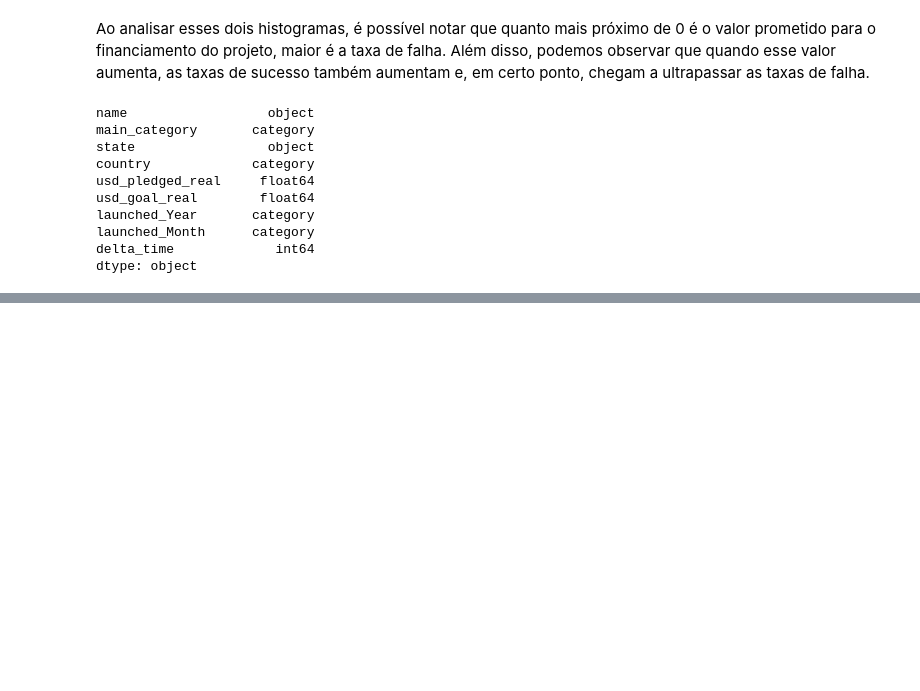
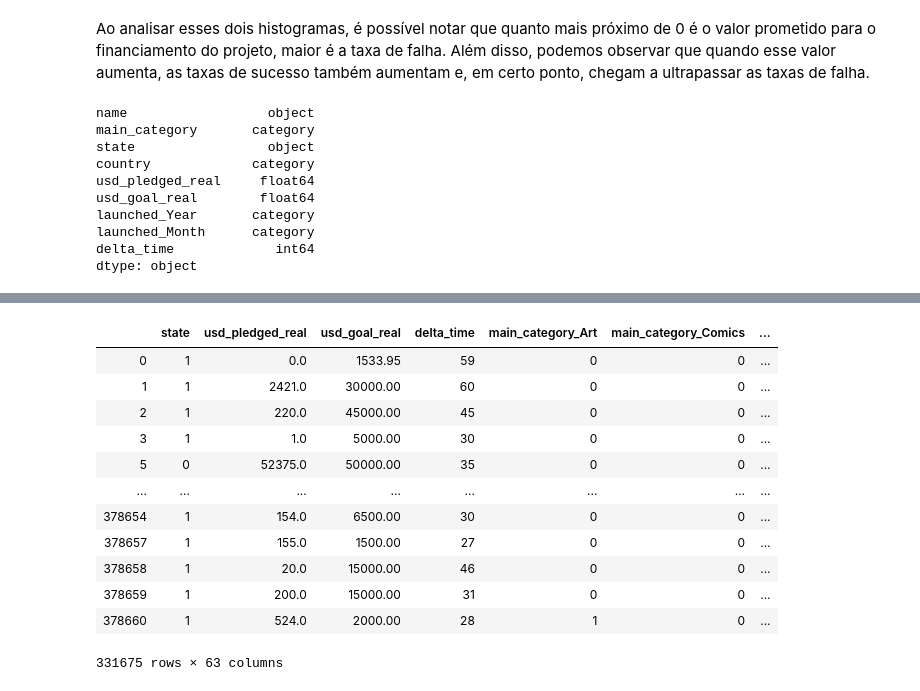
Before and after one commit to jotapsmo/Projeto-2---CDados, a Jupyter notebook: projeto 2.ipynb, the cells around one changed output, grey strips where cells are left out. Drawn from its saved outputs; the diff is of its cells as text; code cells hidden in the pictures; blank space fills up the shorter version.

Commit message:
crando dummy variables

```diff
--- a/projeto 2.ipynb
+++ b/projeto 2.ipynb
@@ -423,0 +442,19 @@ dtype: object
+# %%
+for col in dataset.dtypes[dataset.dtypes == "category"].index:
+    for_dummy = dataset.pop(col)
+    dataset = pd.concat([dataset,pd.get_dummies(for_dummy,prefix=col)],axis=1)
+dataset
+# %% [output]
+|  | state | usd_pledged_real | usd_goal_real | delta_time | main_category_Art | main_category_Comics | ... |
+| 0 | 1 | 0.0 | 1533.95 | 59 | 0 | 0 | ... |
+| 1 | 1 | 2421.0 | 30000.00 | 60 | 0 | 0 | ... |
+| 2 | 1 | 220.0 | 45000.00 | 45 | 0 | 0 | ... |
+| 3 | 1 | 1.0 | 5000.00 | 30 | 0 | 0 | ... |
+| 5 | 0 | 52375.0 | 50000.00 | 35 | 0 | 0 | ... |
+| ... | ... | ... | ... | ... | ... | ... | ... |
+| 378654 | 1 | 154.0 | 6500.00 | 30 | 0 | 0 | ... |
+| 378657 | 1 | 155.0 | 1500.00 | 27 | 0 | 0 | ... |
+| 378658 | 1 | 20.0 | 15000.00 | 46 | 0 | 0 | ... |
+| 378659 | 1 | 200.0 | 15000.00 | 31 | 0 | 0 | ... |
+| 378660 | 1 | 524.0 | 2000.00 | 28 | 1 | 0 | ... |
+331675 rows × 63 columns
```
Also changed, not shown: parts of 1 cell of this notebook.
